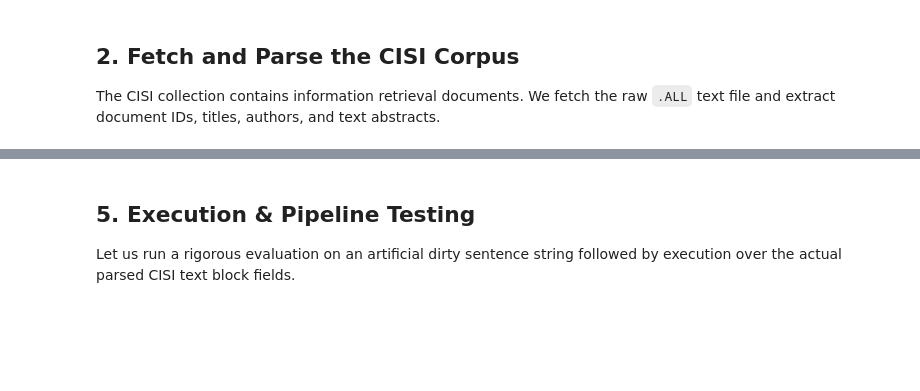
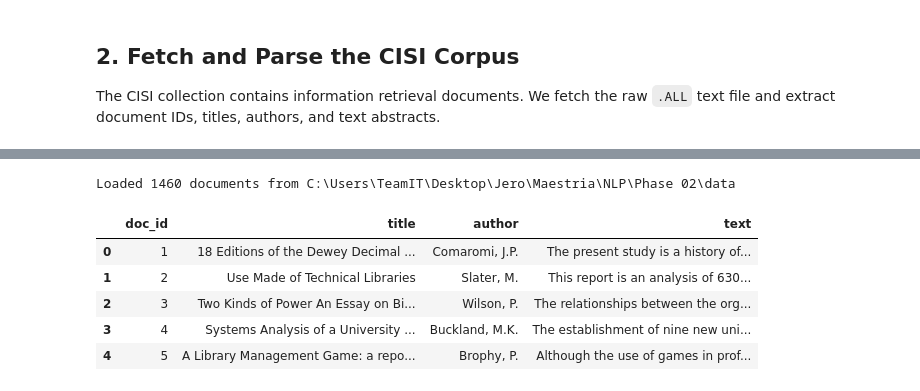
Before and after one commit to Jero2110/NLP_Phase02, a Jupyter notebook: analysis/analysis.ipynb, the cells around one changed output, grey strips where cells are left out. Cells and saved outputs as stored; diff of their text form; code cells hidden in the pictures; blank space fills up the shorter version.

```diff
--- a/analysis/analysis.ipynb
+++ b/analysis/analysis.ipynb
@@ -194,4 +599,0 @@ def text_preprocessing_pipeline(text):
-# %% [markdown]
-## 5. Execution & Pipeline Testing
-
-Let us run a rigorous evaluation on an artificial dirty sentence string followed by execution over the actual parsed CISI text block fields.
@@ -217,0 +667,18 @@ print(f"Preprocessed Lemmatized Sequence:\\n{cisi_pipeline_out['lemmatized'][:20
+# %%
+# 1. We look out for the path where the notebook is saved
+actual_folder = Path('.').resolve()
+
+# 2. We go one folder up
+upper_folder = actual_folder.parent
+
+corpus_df = parse_cisi_all(upper_folder / 'data')
+print(f"Loaded {len(corpus_df)} documents from {upper_folder / 'data'}")
+corpus_df.head()
+# %% [output]
+Loaded 1460 documents from C:\Users\TeamIT\Desktop\Jero\Maestria\NLP\Phase 02\data
+|  | doc_id | title | author | text |
+| 0 | 1 | 18 Editions of the Dewey Decimal ... | Comaromi, J.P. | The present study is a history of... |
+| 1 | 2 | Use Made of Technical Libraries | Slater, M. | This report is an analysis of 630... |
+| 2 | 3 | Two Kinds of Power An Essay on Bi... | Wilson, P. | The relationships between the org... |
+| 3 | 4 | Systems Analysis of a University ... | Buckland, M.K. | The establishment of nine new uni... |
+| 4 | 5 | A Library Management Game: a repo... | Brophy, P. | Although the use of games in prof... |
```
Also changed, not shown: parts of 39 cells of this notebook.
